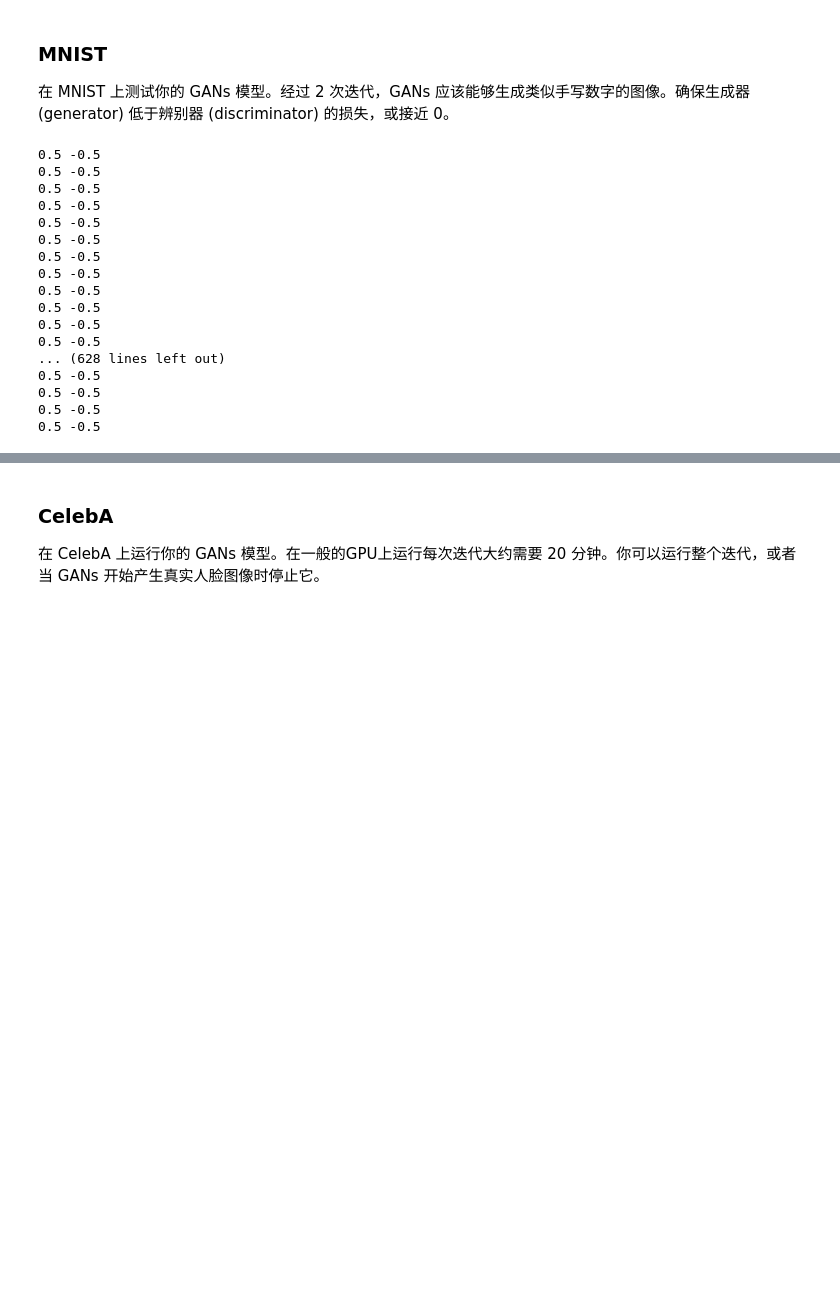
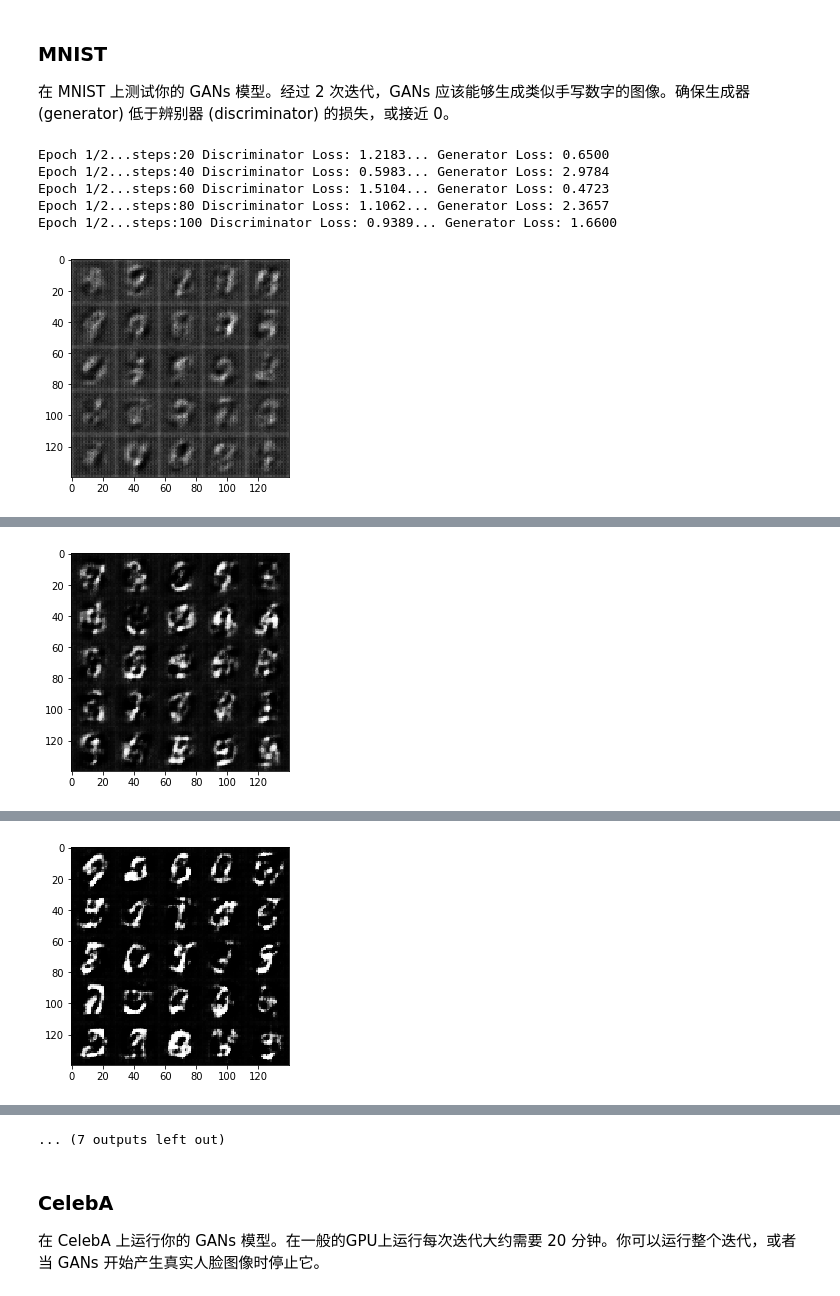
Before and after one commit to Qucy/Deeplearning, a Jupyter notebook: P4-face-generation/dlnd_face_generation.ipynb, the cells around one changed output, grey strips where cells are left out. Drawn from its saved outputs; the diff is of its cells as text; code cells hidden in the pictures; blank space fills up the shorter version.

```diff
--- a/P4-face-generation/dlnd_face_generation.ipynb
+++ b/P4-face-generation/dlnd_face_generation.ipynb
@@ -356,9 +343,13 @@ def train(epoch_count, batch_size, z_dim, learning_rate, beta1, get_batches, dat
     # Build Model
     steps = 0
 
-    n_images = 20 # numbers of images show every 100 steps
+    n_images = 25 # numbers of images show every 100 steps
 
-    inputs_real, inputs_z, learing_rate = model_inputs(data_shape[1], data_shape[2], data_shape[3], z_dim)
+    image_width = data_shape[1]
+    image_height = data_shape[2]
+    image_channels = data_shape[3]
+
+    inputs_real, inputs_z, learing_rate = model_inputs(image_width, image_height, image_channels, z_dim)
     d_loss, g_loss = model_loss(inputs_real, inputs_z, image_channels)
     d_train_opt, g_train_opt = model_opt(d_loss, g_loss, learning_rate, beta1)
 
@@ -368,50 +359,51 @@ def train(epoch_count, batch_size, z_dim, learning_rate, beta1, get_batches, dat
             for batch_images in get_batches(batch_size):
                 # Train Model
                 steps+=1
+                # scale to -1 , 1
+                batch_images = batch_images * 2
                 # Sample random noise for G
-                batch_z = np.random.uniform(-1, 1, size=(batch_size, z_size))
+                batch_z = np.random.uniform(-1, 1, size=(batch_size, z_dim))
                 # Run discriminator optimizer
                 _ = sess.run(d_train_opt, feed_dict={inputs_real: batch_images, inputs_z: batch_z, learing_rate:learning_rate})
                 # Run genertor optimizer
                 _ = sess.run(g_train_opt, feed_dict={inputs_z: batch_z, inputs_real: batch_images, learing_rate:learning_rate})
 
-                # print loss every 100 steps
+                # print loss every 20 steps
+                if (steps % 20 == 0):
+                    train_loss_d = d_loss.eval({inputs_z: batch_z, inputs_real: batch_images})
+                    train_loss_g = g_loss.eval({inputs_z: batch_z})
+                    print("Epoch {}/{}...steps:{}".format(epoch_i+1, epochs, steps),
+                          "Discriminator Loss: {:.4f}...".format(train_loss_d),
+                          "Generator Loss: {:.4f}".format(train_loss_g))
+
+                # show image every 100 steps
                 if (steps % 100 == 0):
                     show_generator_output(sess, n_images, inputs_z, image_channels, data_image_mode)
+
+        print("Train Finished!")
 # %% [markdown]
 ### MNIST
 在 MNIST 上测试你的 GANs 模型。经过 2 次迭代，GANs 应该能够生成类似手写数字的图像。确保生成器 (generator) 低于辨别器 (discriminator) 的损失，或接近 0。
 # %%
-batch_size = 2
+batch_size = 128
 z_dim = 100
-learning_rate = 0.001
-beta1 = 0.9
+learning_rate = 0.0002
+beta1 = 0.5
 
 
 """
 DON'T MODIFY ANYTHING IN THIS CELL THAT IS BELOW THIS LINE
 """
 epochs = 2
 
 mnist_dataset = helper.Dataset('mnist', glob(os.path.join(data_dir, 'mnist/*.jpg')))
 with tf.Graph().as_default():
     train(epochs, batch_size, z_dim, learning_rate, beta1, mnist_dataset.get_batches,
           mnist_dataset.shape, mnist_dataset.image_mode)
 # %% [output]
-0.5 -0.5
-0.5 -0.5
-0.5 -0.5
-0.5 -0.5
-0.5 -0.5
-0.5 -0.5
-0.5 -0.5
-0.5 -0.5
-0.5 -0.5
-0.5 -0.5
-0.5 -0.5
-0.5 -0.5
-... (628 lines left out)
-0.5 -0.5
-0.5 -0.5
-0.5 -0.5
-0.5 -0.5
+Epoch 1/2...steps:20 Discriminator Loss: 1.2183... Generator Loss: 0.6500
+Epoch 1/2...steps:40 Discriminator Loss: 0.5983... Generator Loss: 2.9784
+Epoch 1/2...steps:60 Discriminator Loss: 1.5104... Generator Loss: 0.4723
+Epoch 1/2...steps:80 Discriminator Loss: 1.1062... Generator Loss: 2.3657
+Epoch 1/2...steps:100 Discriminator Loss: 0.9389... Generator Loss: 1.6600
+[figure, added]
@@ -418,0 +415 @@ KeyboardInterrupt:
+[figure, added]
@@ -418,0 +421 @@ KeyboardInterrupt:
+[figure, added]
@@ -419,3 +440,4 @@ KeyboardInterrupt:
+... (7 outputs left out)
 # %% [markdown]
 ### CelebA
 在 CelebA 上运行你的 GANs 模型。在一般的GPU上运行每次迭代大约需要 20 分钟。你可以运行整个迭代，或者当 GANs 开始产生真实人脸图像时停止它。
```
Also changed, not shown: parts of 5 cells of this notebook, 1 other file.
